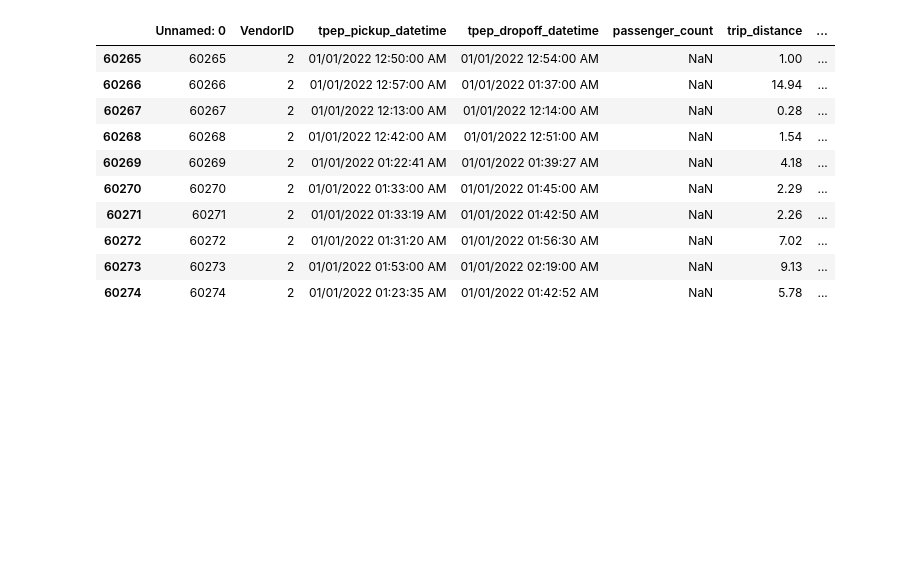
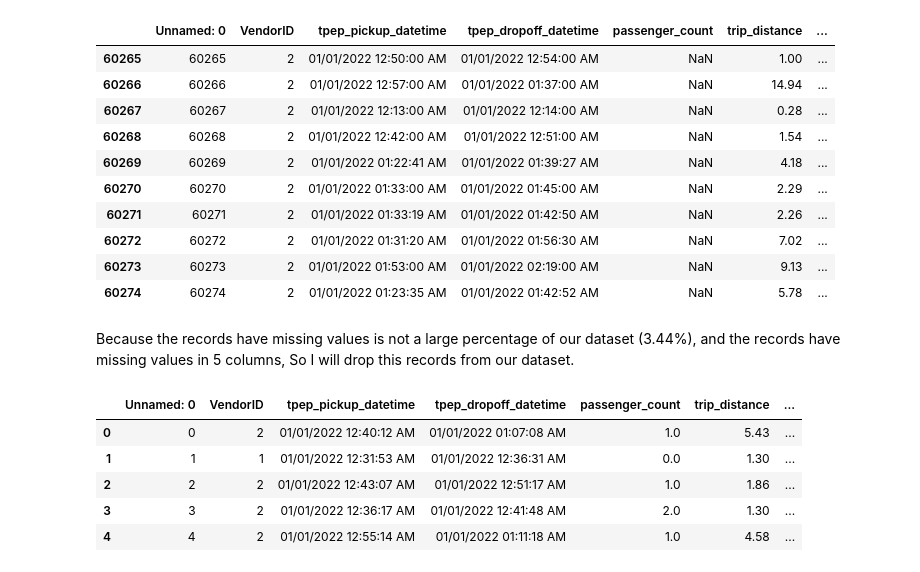
Before and after one commit to AbanoubYounan/Predict-Taxi-Fare-Before-Riding, a Jupyter notebook: Predict_NewYork_Yellow_Taxi_Fare.ipynb, the cells around one changed output. Drawn from its saved outputs; the diff is of its cells as text; code cells hidden in the pictures; blank space fills up the shorter version.

Commit message:
Dealing with missing values

```diff
--- a/Predict_NewYork_Yellow_Taxi_Fare.ipynb
+++ b/Predict_NewYork_Yellow_Taxi_Fare.ipynb
@@ -137,3 +137,15 @@ df_missing_passenger_count.head(10)
 | 60272 | 60272 | 2 | 01/01/2022 01:31:20 AM | 01/01/2022 01:56:30 AM | NaN | 7.02 | ... |
 | 60273 | 60273 | 2 | 01/01/2022 01:53:00 AM | 01/01/2022 02:19:00 AM | NaN | 9.13 | ... |
 | 60274 | 60274 | 2 | 01/01/2022 01:23:35 AM | 01/01/2022 01:42:52 AM | NaN | 5.78 | ... |
+# %% [markdown]
+Because the records have missing values is not a large percentage of our dataset (3.44%), and the records have missing values in 5 columns, So I will drop this records from our dataset.
+# %%
+df = df0.dropna()
+df.head()
+# %% [output]
+|  | Unnamed: 0 | VendorID | tpep_pickup_datetime | tpep_dropoff_datetime | passenger_count | trip_distance | ... |
+| 0 | 0 | 2 | 01/01/2022 12:40:12 AM | 01/01/2022 01:07:08 AM | 1.0 | 5.43 | ... |
+| 1 | 1 | 1 | 01/01/2022 12:31:53 AM | 01/01/2022 12:36:31 AM | 0.0 | 1.30 | ... |
+| 2 | 2 | 2 | 01/01/2022 12:43:07 AM | 01/01/2022 12:51:17 AM | 1.0 | 1.86 | ... |
+| 3 | 3 | 2 | 01/01/2022 12:36:17 AM | 01/01/2022 12:41:48 AM | 2.0 | 1.30 | ... |
+| 4 | 4 | 2 | 01/01/2022 12:55:14 AM | 01/01/2022 01:11:18 AM | 1.0 | 4.58 | ... |
```
Also changed, not shown: parts of 2 cells of this notebook.
